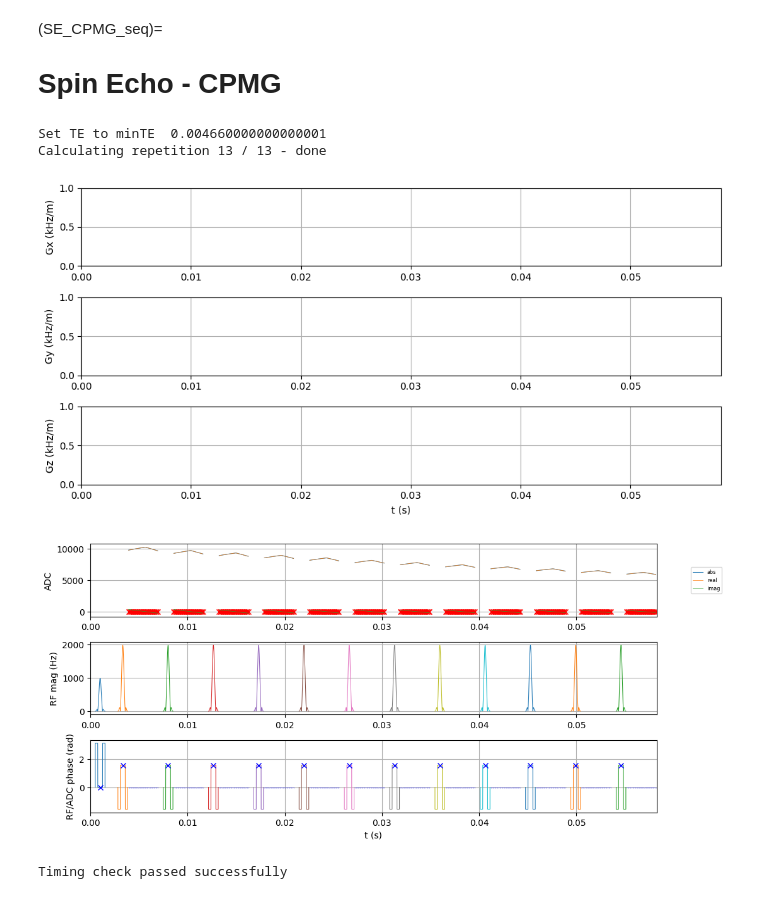
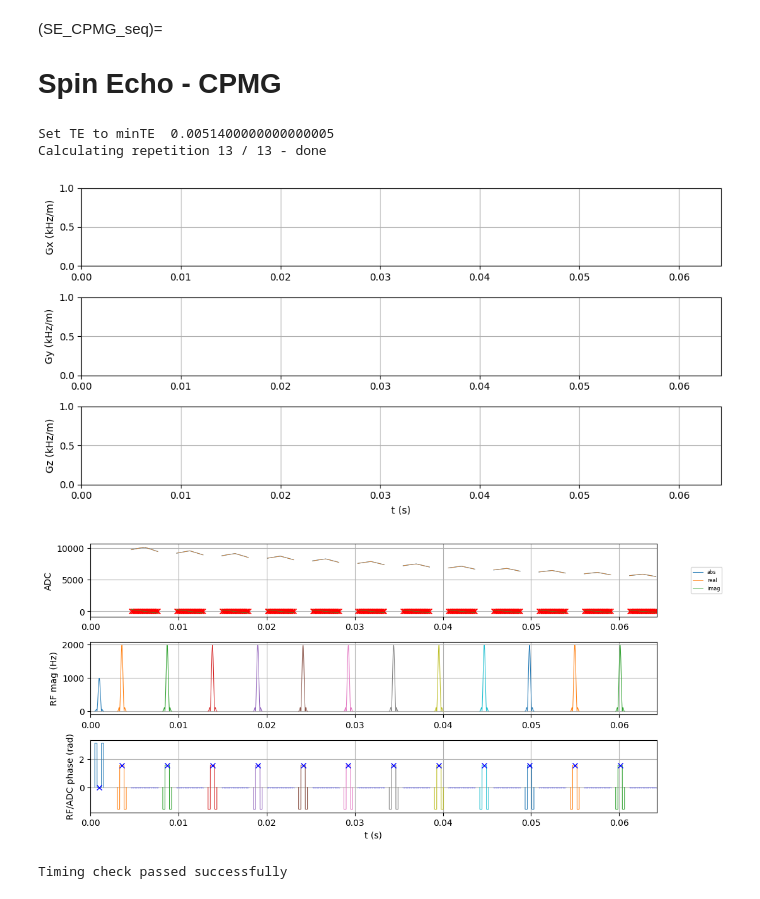
Before and after one commit to MRsources/MRzero-Core, a Jupyter notebook: documentation/playground_mr0/mr0_SE_CPMG_seq.ipynb, the cells around one changed output. Drawn from its saved outputs; the diff is of its cells as text; code cells hidden in the pictures.

Commit message:
fixed timing wth sym_rf_block_delay

```diff
--- a/documentation/playground_mr0/mr0_SE_CPMG_seq.ipynb
+++ b/documentation/playground_mr0/mr0_SE_CPMG_seq.ipynb
@@ -28,7 +28,7 @@ system = pp.Opts(
 # %%
 #@title CMPG in a brain phantom - sequence
 # %% DEFINE the sequence, FOV and resolution
-seq = pp.Sequence()
+seq = pp.Sequence(system)
 fov = 200e-3
 Nread = 31    #@param {type:"slider", min:0, max:512, step:1}
 Nphase = 1
@@ -46,40 +46,43 @@ rf1, _, _ = pp.make_sinc_pulse(
 )
 # rf1 = pp.make_block_pulse(flip_angle=90 * np.pi / 180, duration=1e-3, system=system)
 rf2, _, _ = pp.make_sinc_pulse(
     flip_angle=refocusing_angle * np.pi / 180, duration=1e-3, phase_offset=90 * np.pi / 180,
     slice_thickness=slice_thickness, apodization=0.5, time_bw_product=4,
     system=system, return_gz=True
 )
+
+sym_rf_block_delay=pp.calc_duration(rf1)-rf1.ringdown_time+rf1.delay
+
 # Define other gradients and ADC events
 dwell_time=1e-4
 adc = pp.make_adc(num_samples=Nread, duration=Nread*dwell_time, phase_offset=0 * np.pi / 180, system=system)
-minTE = pp.calc_duration(adc)+pp.calc_duration(rf1)
+minTE = pp.calc_duration(adc)+sym_rf_block_delay
 print("Set TE to minTE ",minTE)
 TEdelay=(TE_ms-minTE)/2
 if TEdelay<0: TEdelay=0
 
 # ======
 # CONSTRUCT SEQUENCE
 # ======
-seq.add_block(rf1)
-seq.add_block(pp.make_delay(TEdelay+minTE/2 - pp.calc_duration(rf1)))
+seq.add_block(rf1,sym_rf_block_delay)
+seq.add_block(pp.make_delay(TEdelay+minTE/2 - sym_rf_block_delay))
 for i in range(0, ETL):
-    seq.add_block(rf2)
+    seq.add_block(rf2,sym_rf_block_delay)
     seq.add_block(pp.make_delay(TEdelay))
     seq.add_block(adc)
     seq.add_block(pp.make_delay(TEdelay))
 
 # %% SIMULATE  the external.seq file and add acquired signal to ADC plot
 #quick 2D brain phantom sim and plot
 signal = mr0.util.simulate_2d(seq)
 seq.plot(plot_now=False)
 mr0.util.insert_signal_plot(seq=seq, signal =signal.numpy())
 plt.show()
 # %% [output]
-Set TE to minTE  0.004660000000000001
+Set TE to minTE  0.0051400000000000005
 Calculating repetition 13 / 13 - done
-[figure, old version]
+[figure, new version]
-[figure, old version]
+[figure, new version]
 # %%
 # Check whether the timing of the sequence is correct
 ok, error_report = seq.check_timing()
```
Also changed, not shown: parts of 1 cell of this notebook.
